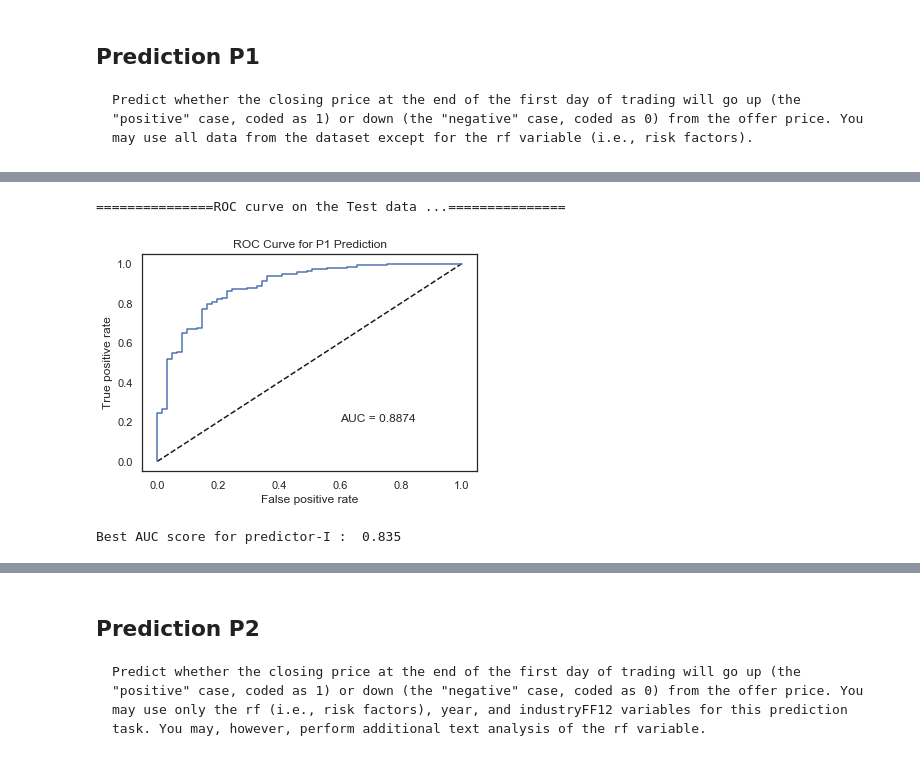
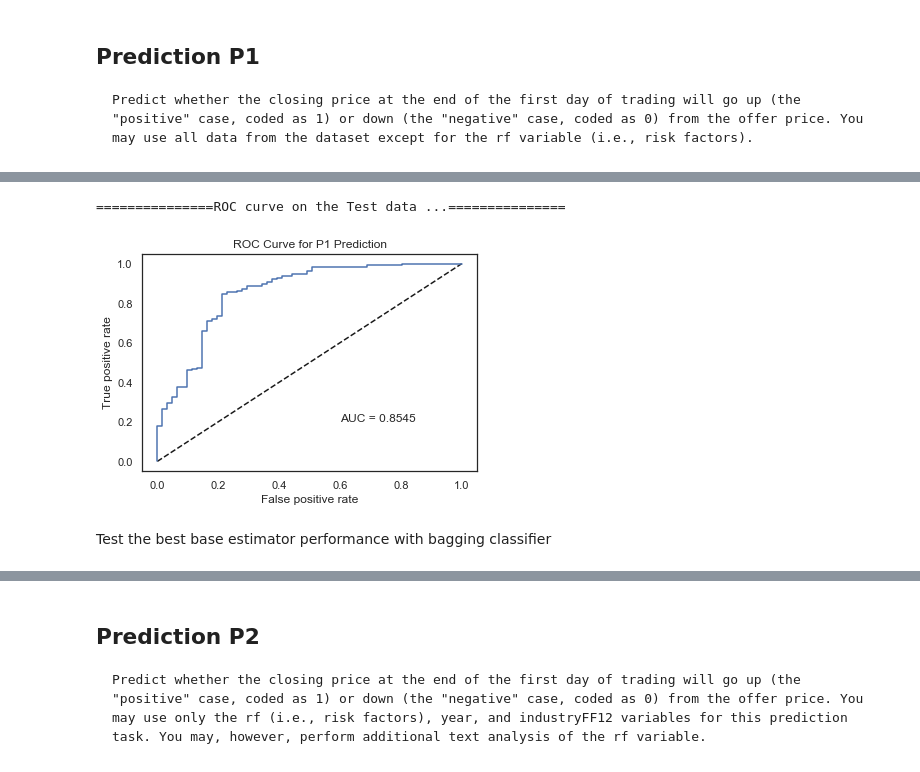
Before and after one commit to devakumar/dsfb-Project-Team3-2019, a Jupyter notebook: Project.ipynb, the cells around one changed output, grey strips where cells are left out. Drawn from its saved outputs; the diff is of its cells as text; code cells hidden in the pictures.

```diff
--- a/Project.ipynb
+++ b/Project.ipynb
@@ -2158,0 +2493,6 @@ clf: Pipeline(memory=None,
+# %%
+# Use the sklearn train_test_split() function to split data into "train", "validation", and "test"
+X_train, X_test, y_train, y_test = train_test_split(X_P1, y_P1, test_size=0.2,  random_state=SEED)
+# %%
+# Pipeline
+P1_models = get_best_classifiers(X_train, y_train)
@@ -2158,0 +2538,3 @@ clf: Pipeline(memory=None,
+# %%
+P1_model_final, P1_test_results = test_final_models(P1_models, X_test, y_test)
+P1_test_results[[scoring_metric]]
@@ -2159,10 +2550,9 @@ clf: Pipeline(memory=None,
+# %%
+P1_model_final = P1_model_final.fit(X_P1, y_P1)
 # %%
-custom_test_function(P1_model_final, Xp_P1, yp_P1, proba=True, name="P1 Prediction")
+P1_auc = custom_test_function(P1_model_final, X_P1, y_P1, proba=True, name="P1 Prediction")
 # %% [output]
 ===============ROC curve on the Test data ...===============
-[figure, old version]
+[figure, new version]
-# %%
-yhat_P1 = P1_model_final.predict(Xp_P1)
-print("Best AUC score for predictor-I : ", P1_model_final.score(Xp_P1, yp_P1))
-# %% [output]
-Best AUC score for predictor-I :  0.835
+# %% [markdown]
+Test the best base estimator performance with bagging classifier
```
Also changed, not shown: parts of 145 cells of this notebook.
